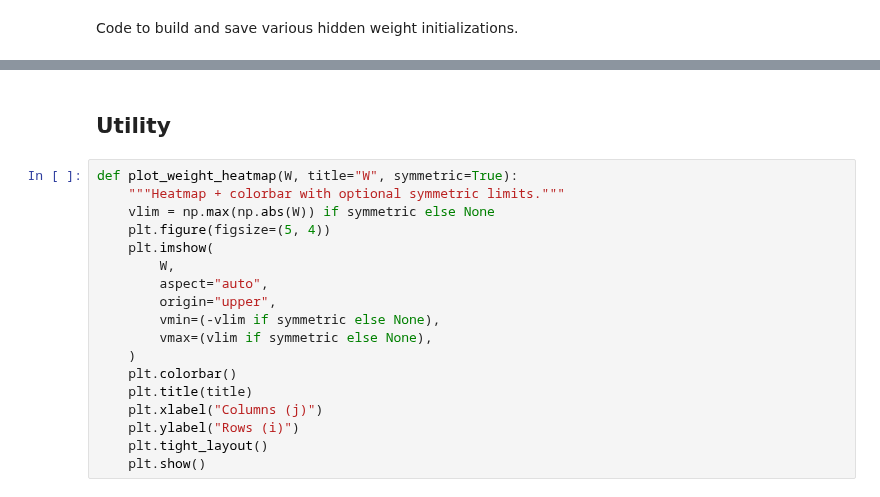
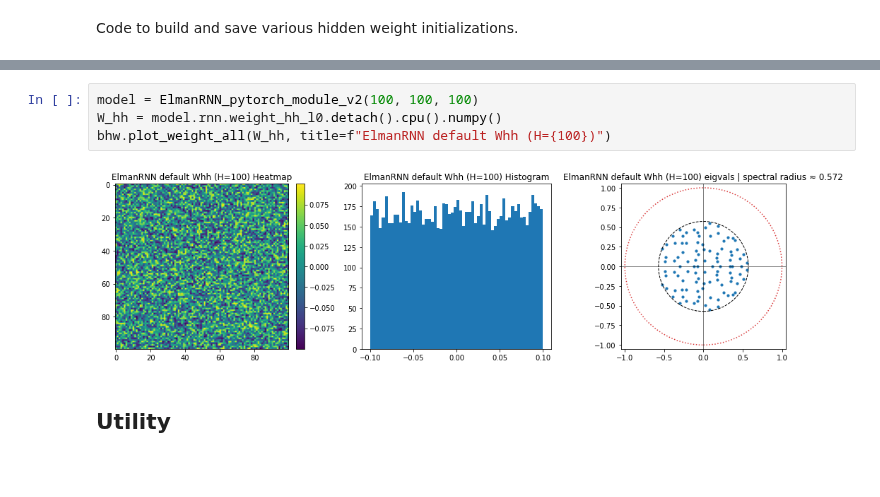
Before and after one commit to margotwagner/HCPrediction, a Jupyter notebook: notebooks/hidden-weight-builder.ipynb, the cells around one changed output, grey strips where cells are left out. Cells and saved outputs as stored; diff of their text form; blank space fills up the shorter version.

Commit message:
flexible hidden weight builders

```diff
--- a/notebooks/hidden-weight-builder.ipynb
+++ b/notebooks/hidden-weight-builder.ipynb
@@ -8,20 +28,8 @@ import json
+# %%
+model = ElmanRNN_pytorch_module_v2(100, 100, 100)
+W_hh = model.rnn.weight_hh_l0.detach().cpu().numpy()
+bhw.plot_weight_all(W_hh, title=f"ElmanRNN default Whh (H={100})")
+# %% [output]
+[figure, added]
 # %% [markdown]
 ## Utility
-# %%
-def plot_weight_heatmap(W, title="W", symmetric=True):
-    """Heatmap + colorbar with optional symmetric limits."""
-    vlim = np.max(np.abs(W)) if symmetric else None
-    plt.figure(figsize=(5, 4))
-    plt.imshow(
-        W,
-        aspect="auto",
-        origin="upper",
-        vmin=(-vlim if symmetric else None),
-        vmax=(vlim if symmetric else None),
-    )
-    plt.colorbar()
-    plt.title(title)
-    plt.xlabel("Columns (j)")
-    plt.ylabel("Rows (i)")
-    plt.tight_layout()
-    plt.show()
```
Also changed, not shown: parts of 59 cells of this notebook, 1 other file.
